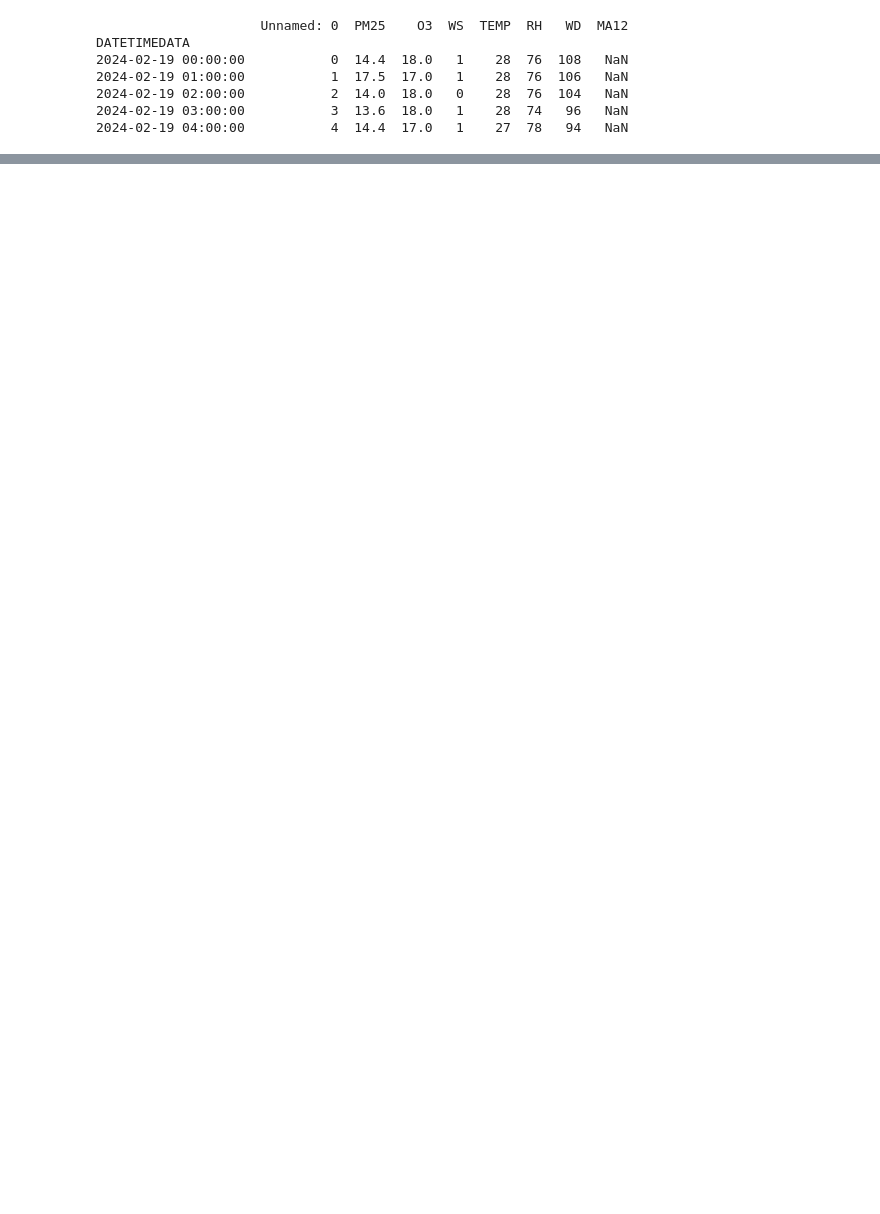
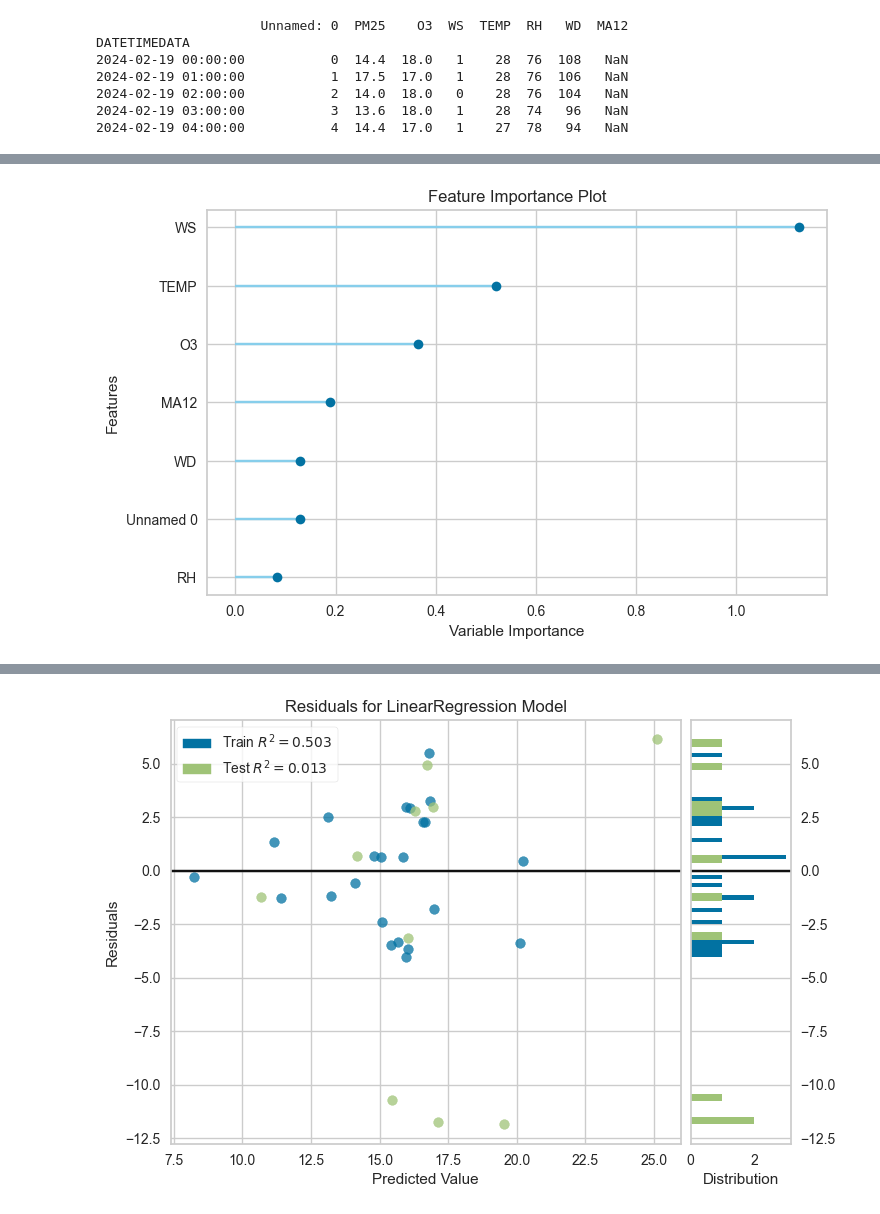
Before and after one commit to Thanathat26/Pm2.5, a Jupyter notebook: ทดสอบ.ipynb, the cells around one changed output, grey strips where cells are left out. Drawn from its saved outputs; the diff is of its cells as text; code cells hidden in the pictures; blank space fills up the shorter version.

```diff
--- a/ทดสอบ.ipynb
+++ b/ทดสอบ.ipynb
@@ -97,0 +78,2 @@ ValueError: All arguments should have the same length. The length of argument `y
+# %%
+lr = create_model('lr')
@@ -97,0 +97,2 @@ ValueError: All arguments should have the same length. The length of argument `y
+# %%
+tuned_lr = tune_model(lr)
@@ -97,0 +117,4 @@ ValueError: All arguments should have the same length. The length of argument `y
+# %%
+plot_model(tuned_lr, plot='feature')
+plot_model(tuned_lr, plot='residuals')
+# %% [output]
@@ -97,0 +122 @@ ValueError: All arguments should have the same length. The length of argument `y
+[figure, added]
@@ -97,0 +124 @@ ValueError: All arguments should have the same length. The length of argument `y
+[figure, added]
```
Also changed, not shown: parts of 13 cells of this notebook, 2 other files.
